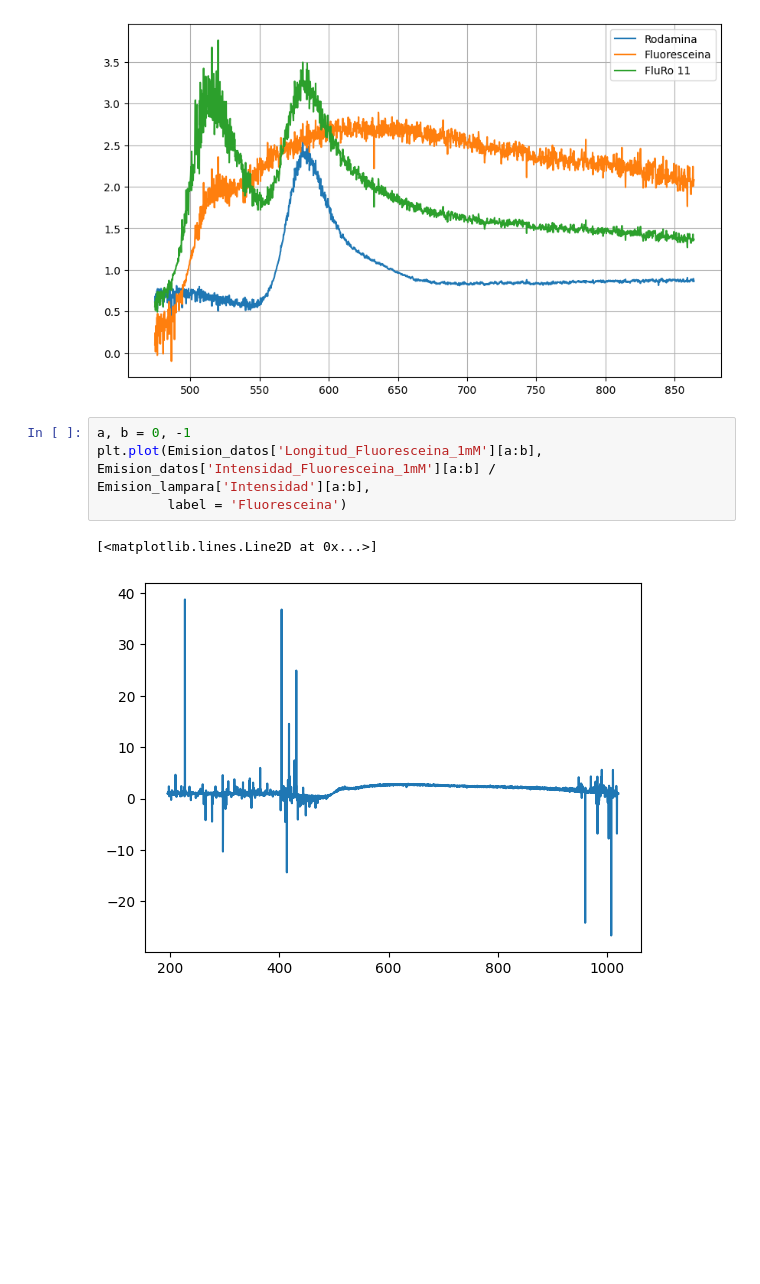
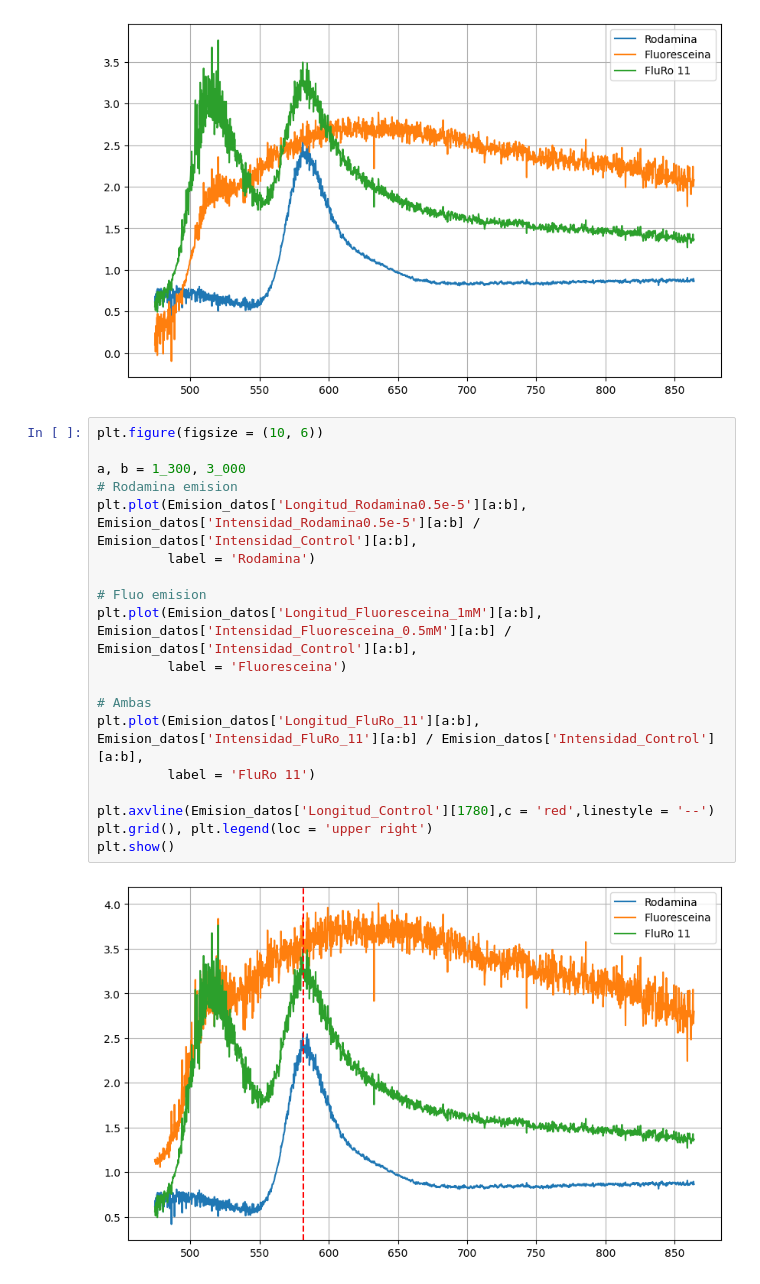
Before and after one commit to BernardoPironio/Espectrometria-difractiva, a Jupyter notebook: analisis_3.ipynb, the cells around one changed output. Cells and saved outputs as stored; diff of their text form; blank space fills up the shorter version.

```diff
--- a/analisis_3.ipynb
+++ b/analisis_3.ipynb
@@ -148,10 +148,24 @@ plt.grid(), plt.legend(loc = 'upper right')
 plt.show()
 # %% [output]
 [figure]
-# %%
-a, b = 0, -1
-plt.plot(Emision_datos['Longitud_Fluoresceina_1mM'][a:b], Emision_datos['Intensidad_Fluoresceina_1mM'][a:b] / Emision_lampara['Intensidad'][a:b],
-         label = 'Fluoresceina')
-# %% [output]
-[<matplotlib.lines.Line2D at 0x...>]
-[figure, removed]
+# %%
+plt.figure(figsize = (10, 6))
+
+a, b = 1_300, 3_000
+# Rodamina emision
+plt.plot(Emision_datos['Longitud_Rodamina0.5e-5'][a:b], Emision_datos['Intensidad_Rodamina0.5e-5'][a:b] / Emision_datos['Intensidad_Control'][a:b],
+         label = 'Rodamina')
+
+# Fluo emision
+plt.plot(Emision_datos['Longitud_Fluoresceina_1mM'][a:b], Emision_datos['Intensidad_Fluoresceina_0.5mM'][a:b] / Emision_datos['Intensidad_Control'][a:b],
+         label = 'Fluoresceina')
+
+# Ambas
+plt.plot(Emision_datos['Longitud_FluRo_11'][a:b], Emision_datos['Intensidad_FluRo_11'][a:b] / Emision_datos['Intensidad_Control'][a:b],
+         label = 'FluRo 11')
+
+plt.axvline(Emision_datos['Longitud_Control'][1780],c = 'red',linestyle = '--')
+plt.grid(), plt.legend(loc = 'upper right')
+plt.show()
+# %% [output]
+[figure, added]
```
Also changed, not shown: parts of 8 cells of this notebook.
